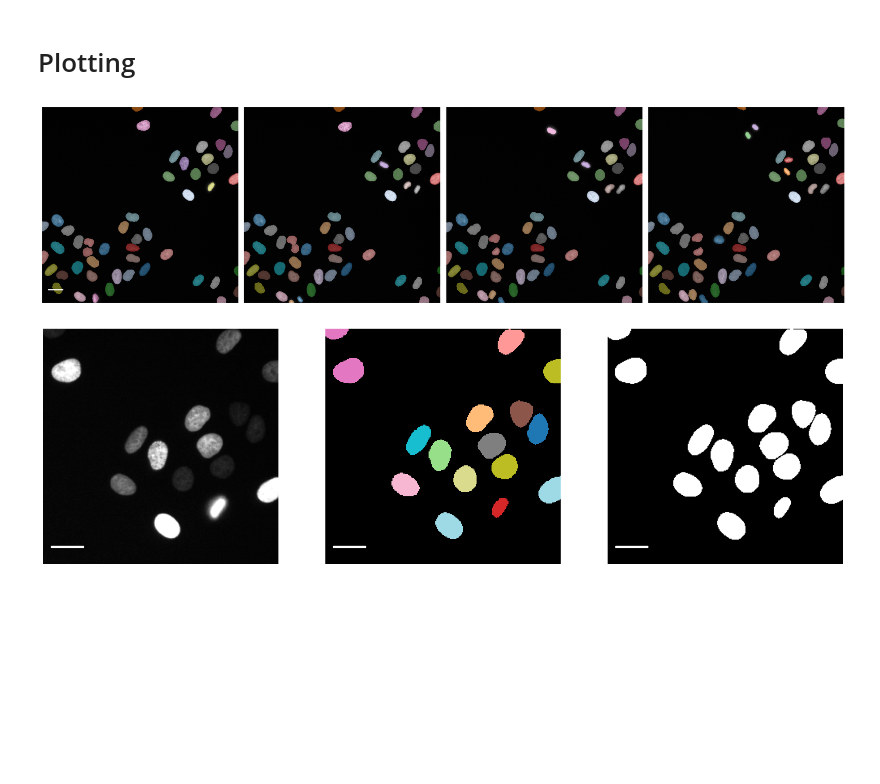
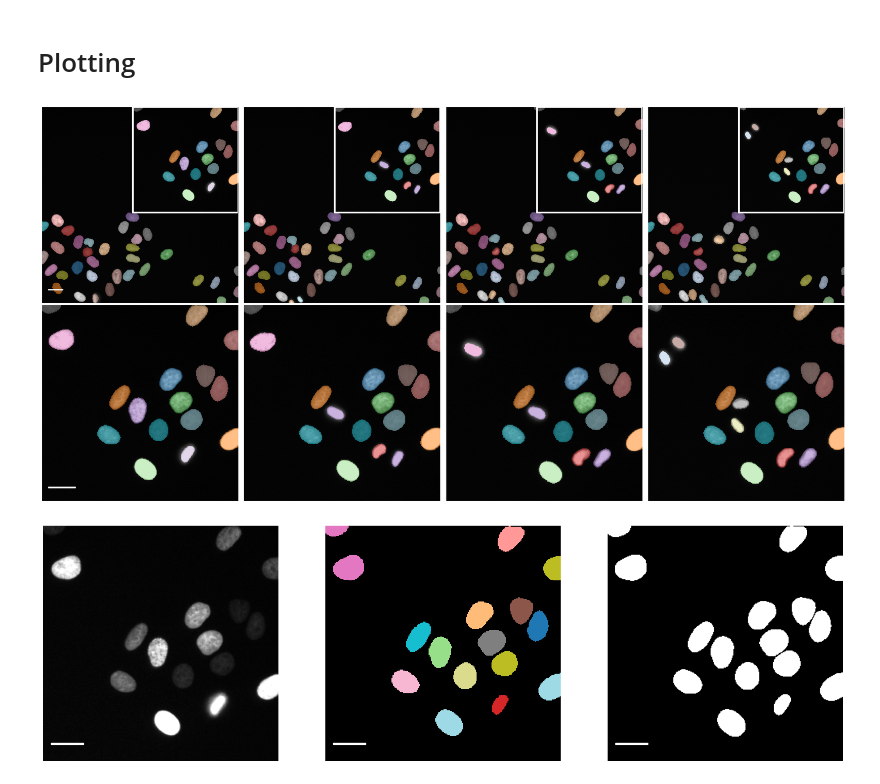
Before and after one commit to vanvalenlab/Caliban-2024_Schwartz_et_al, a Jupyter notebook: figures/sample-predictions.ipynb, the cells around one changed output. Drawn from its saved outputs; the diff is of its cells as text; code cells hidden in the pictures; blank space fills up the shorter version.

Commit message:
Update sample predictions to plot zoomed crops

```diff
--- a/figures/sample-predictions.ipynb
+++ b/figures/sample-predictions.ipynb
@@ -96,34 +103,63 @@ def shuffle_colors(ymax, cmap):
     cmap.set_bad('black')
     return cmap
 # %%
-fig, axes = plt.subplots(1, 4, figsize=(20,10))
+fig, axes = plt.subplots(2, 4, figsize=(20,10))
 y = preds[2]['y_tracked']
 x = preds[2]['X']
 yy = copy.deepcopy(y)
 yy = np.ma.masked_equal(yy, 0)
 
+# Crop coordinates
+x1 = 250
+x2 = 540
+y1 = 0
+y2 = 290
+
 ymax = np.max(y)
 cmap = shuffle_colors(ymax, 'tab20')
 
-for t, ax in zip(range(16, 28, 3), axes.flatten()):
-    ax.imshow(x[t,...,0], cmap='Greys_r', vmax=10)
-    ax.imshow(yy[t,...,0], cmap=cmap, alpha=0.5, vmax=ymax)
-    ax.axis('off')
-    plt.tight_layout()
+for axi, t in enumerate(range(16, 28, 3)):
+    # Plot the full field of view
+    axes[0, axi].imshow(x[t,...,0], cmap='Greys_r', vmax=3000)
+    axes[0, axi].imshow(yy[t,...,0], cmap=cmap, alpha=0.5, vmax=ymax)
+    axes[0, axi].axis('off')
 
-scalebar = AnchoredSizeBar(axes[0].transData,
+    # Plot the crop box
+    rect = patches.Rectangle((x1, y2), (x2-x1), -(y2-y1), linewidth=3, edgecolor='w', facecolor='none')
+    axes[0, axi].add_patch(rect)
+
+    # Plot the zoom
+    axes[1, axi].imshow(x[t, y1:y2, x1:x2, 0], cmap='Greys_r', vmax=3000)
+    axes[1, axi].imshow(yy[t, y1:y2, x1:x2, 0], cmap=cmap, alpha=0.5, vmax=ymax)
+    axes[1, axi].axis('off')
+
+
+
+plt.tight_layout()
+
+scalebar = AnchoredSizeBar(axes[0,0].transData,
                            40, # 0.65 mpp, 26 um
                            '',
                            'lower left',
                            pad=1,
                            color='white',
                            frameon=False,
                            size_vertical=2)
-axes[0].add_artist(scalebar)
+axes[0,0].add_artist(scalebar)
+
+scalebar = AnchoredSizeBar(axes[1,0].transData,
+                           40, # 0.65 mpp, 26 um
+                           '',
+                           'lower left',
+                           pad=1,
+                           color='white',
+                           frameon=False,
+                           size_vertical=2)
+axes[1,0].add_artist(scalebar)
 
 fig.savefig('montage.tif')
 # %% [output]
-[figure, old version]
+[figure, new version]
 # %%
 fig, ax = plt.subplots(1, 3, figsize=(20, 20))
 t = 16
```
Also changed, not shown: parts of 3 cells of this notebook.
